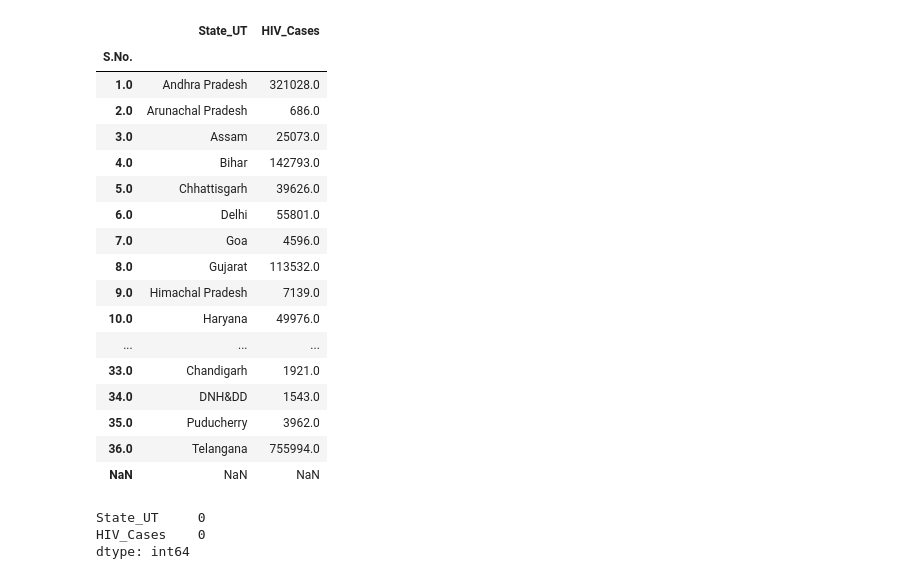
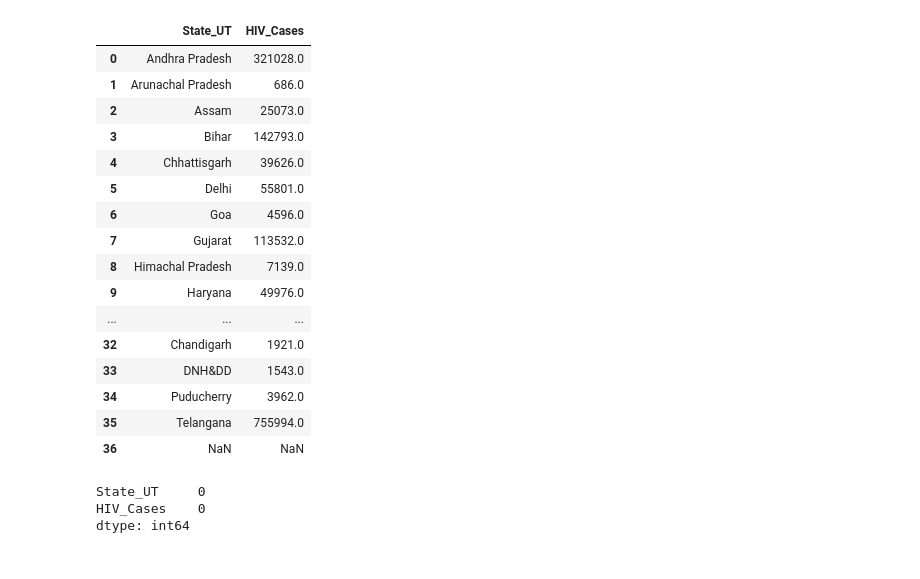
Before and after one commit to CoderMayankD/TB-Risk, a Jupyter notebook: HIV_Cases/HIV_DataPreprocess.ipynb, the cells around one changed output. Saved outputs shown, nothing was run; the diff lists cells and outputs as text; code cells hidden in the pictures.

Commit message:
MOdified and Added Index

```diff
--- a/HIV_Cases/HIV_DataPreprocess.ipynb
+++ b/HIV_Cases/HIV_DataPreprocess.ipynb
@@ -4,27 +4,27 @@ import plotly.express as px
 import numpy as np
 # %%
 hivfilepath="HIV_Data.csv"
-hivdata=pd.read_csv(hivfilepath, index_col="S.No.")
+hivdata=pd.read_csv(hivfilepath)
+hivdata.drop("S.No.",axis=1, inplace=True)
 hivdata
 # %% [output]
 |  | State_UT | HIV_Cases |
-| S.No. |  |  |
-| 1.0 | Andhra Pradesh | 321028.0 |
-| 2.0 | Arunachal Pradesh | 686.0 |
-| 3.0 | Assam | 25073.0 |
-| 4.0 | Bihar | 142793.0 |
-| 5.0 | Chhattisgarh | 39626.0 |
-| 6.0 | Delhi | 55801.0 |
-| 7.0 | Goa | 4596.0 |
-| 8.0 | Gujarat | 113532.0 |
-| 9.0 | Himachal Pradesh | 7139.0 |
-| 10.0 | Haryana | 49976.0 |
+| 0 | Andhra Pradesh | 321028.0 |
+| 1 | Arunachal Pradesh | 686.0 |
+| 2 | Assam | 25073.0 |
+| 3 | Bihar | 142793.0 |
+| 4 | Chhattisgarh | 39626.0 |
+| 5 | Delhi | 55801.0 |
+| 6 | Goa | 4596.0 |
+| 7 | Gujarat | 113532.0 |
+| 8 | Himachal Pradesh | 7139.0 |
+| 9 | Haryana | 49976.0 |
 | ... | ... | ... |
-| 33.0 | Chandigarh | 1921.0 |
-| 34.0 | DNH&DD | 1543.0 |
-| 35.0 | Puducherry | 3962.0 |
-| 36.0 | Telangana | 755994.0 |
-| NaN | NaN | NaN |
+| 32 | Chandigarh | 1921.0 |
+| 33 | DNH&DD | 1543.0 |
+| 34 | Puducherry | 3962.0 |
+| 35 | Telangana | 755994.0 |
+| 36 | NaN | NaN |
 # %%
 hivdata.dropna(axis=0,inplace=True) # removed Last Row Having NA
 hivdata.isna().sum()
```
Also changed, not shown: parts of 5 cells of this notebook.
